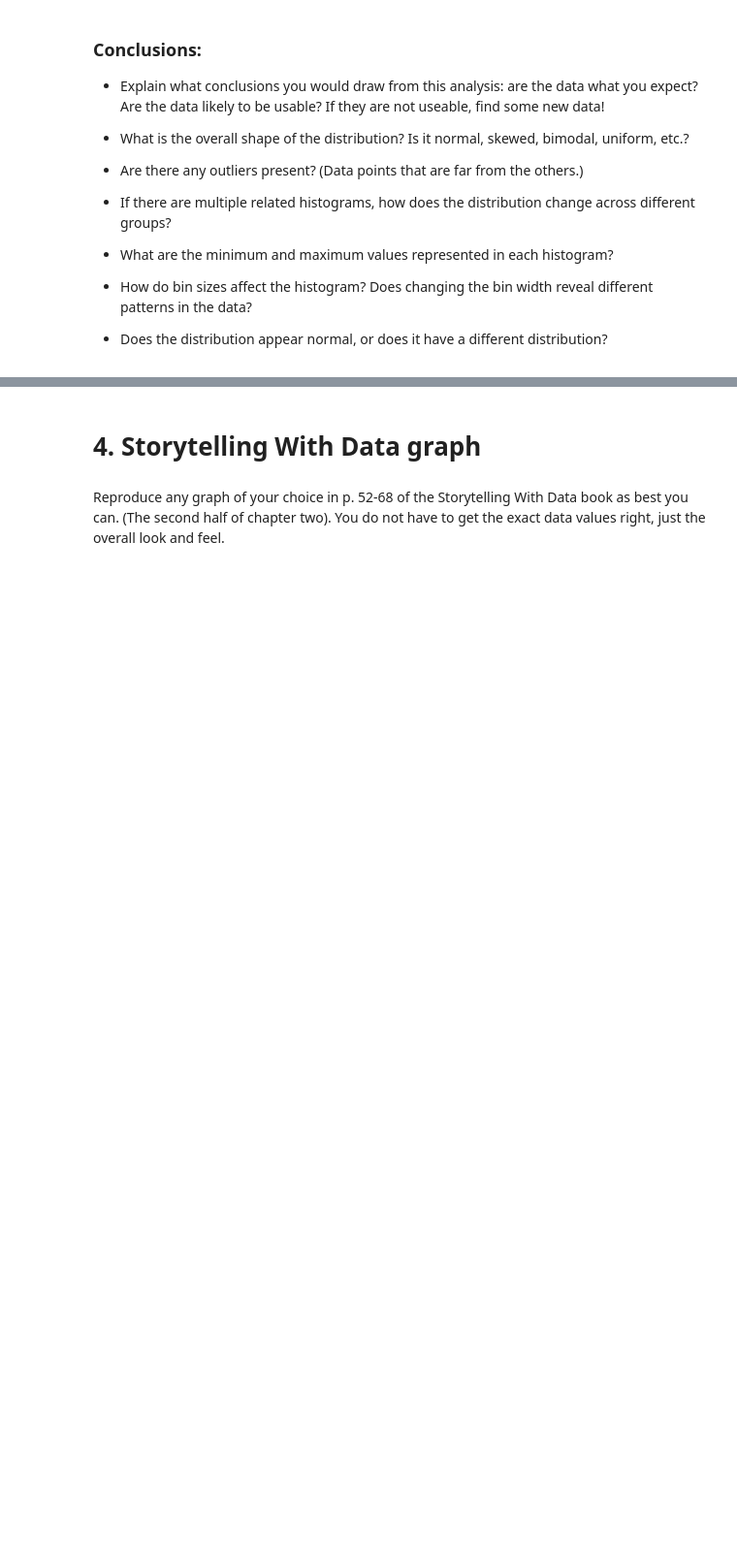
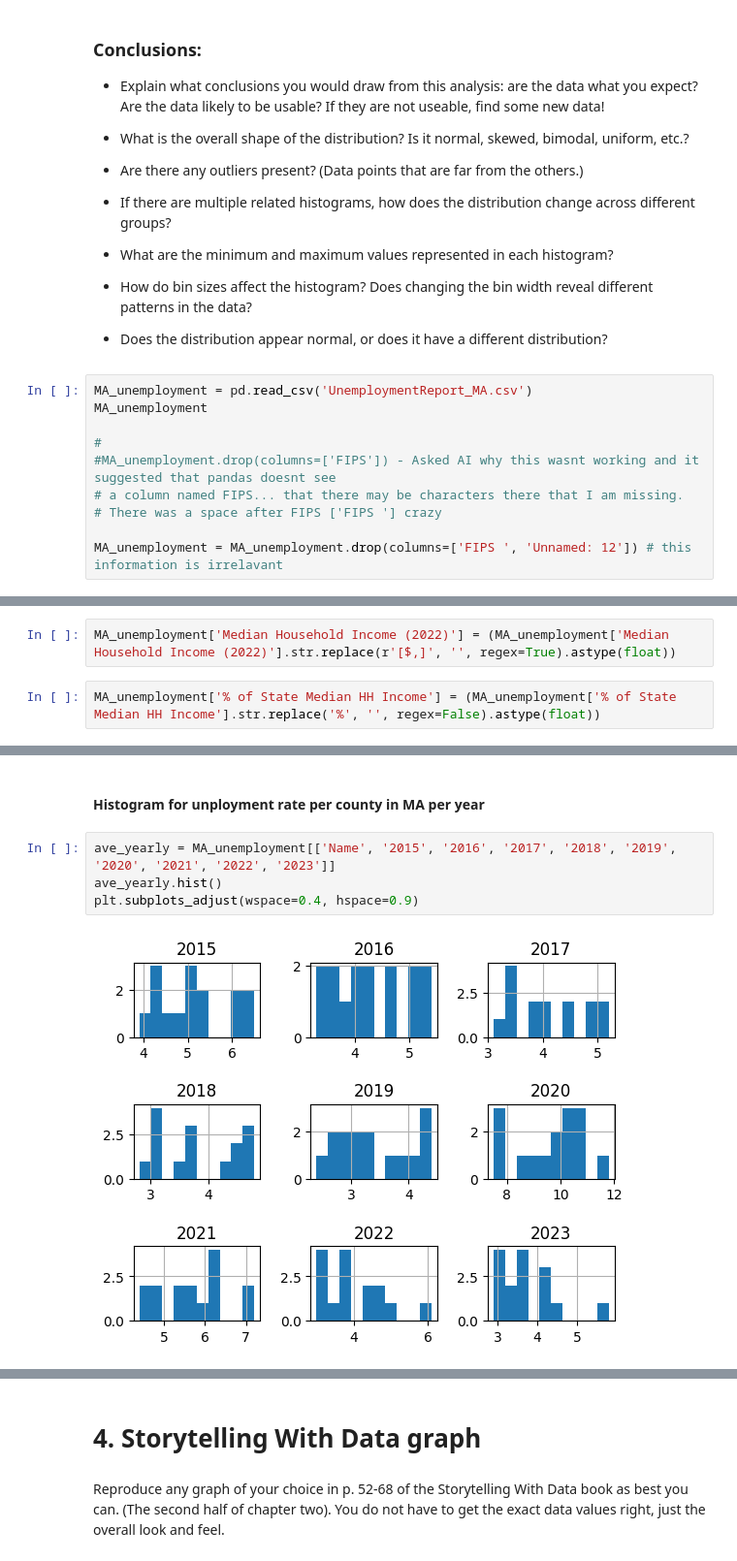
Before and after one commit to manningdbu/OMDS-ModB2-Week-4---Manning-Diana-, a Jupyter notebook: Week4.ipynb, the cells around one changed output, grey strips where cells are left out. Shown at 97% size. Saved outputs shown, nothing was run; the diff lists cells and outputs as text; blank space fills up the shorter version.

```diff
--- a/Week4.ipynb
+++ b/Week4.ipynb
@@ -103,3 +105,13 @@ This week, you will do the same types of exercises as last week, but you should
 - How do bin sizes affect the histogram?  Does changing the bin width reveal different patterns in the data?
 
 - Does the distribution appear normal, or does it have a different distribution?
+# %%
+MA_unemployment = pd.read_csv('UnemploymentReport_MA.csv')
+MA_unemployment
+
+#
+#MA_unemployment.drop(columns=['FIPS']) - Asked AI why this wasnt working and it suggested that pandas doesnt see
+# a column named FIPS... that there may be characters there that I am missing.
+# There was a space after FIPS ['FIPS '] crazy
+
+MA_unemployment = MA_unemployment.drop(columns=['FIPS ', 'Unnamed: 12']) # this information is irrelavant
@@ -105,0 +120,4 @@ This week, you will do the same types of exercises as last week, but you should
+# %%
+MA_unemployment['Median Household Income (2022)'] = (MA_unemployment['Median Household Income (2022)'].str.replace(r'[$,]', '', regex=True).astype(float))
+# %%
+MA_unemployment['% of State Median HH Income'] = (MA_unemployment['% of State Median HH Income'].str.replace('%', '', regex=False).astype(float))
@@ -105,0 +175,8 @@ This week, you will do the same types of exercises as last week, but you should
+# %% [markdown]
+#### Histogram for unployment rate per county in MA per year
+# %%
+ave_yearly = MA_unemployment[['Name', '2015', '2016', '2017', '2018', '2019', '2020', '2021', '2022', '2023']]
+ave_yearly.hist()
+plt.subplots_adjust(wspace=0.4, hspace=0.9)
+# %% [output]
+[figure, added]
```
Also changed, not shown: parts of 16 cells of this notebook, 2 other files.
